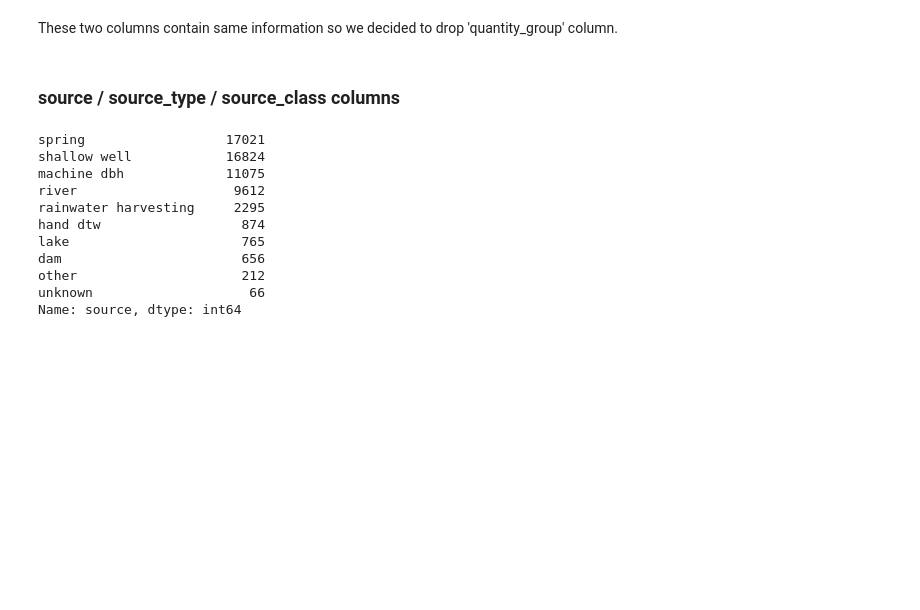
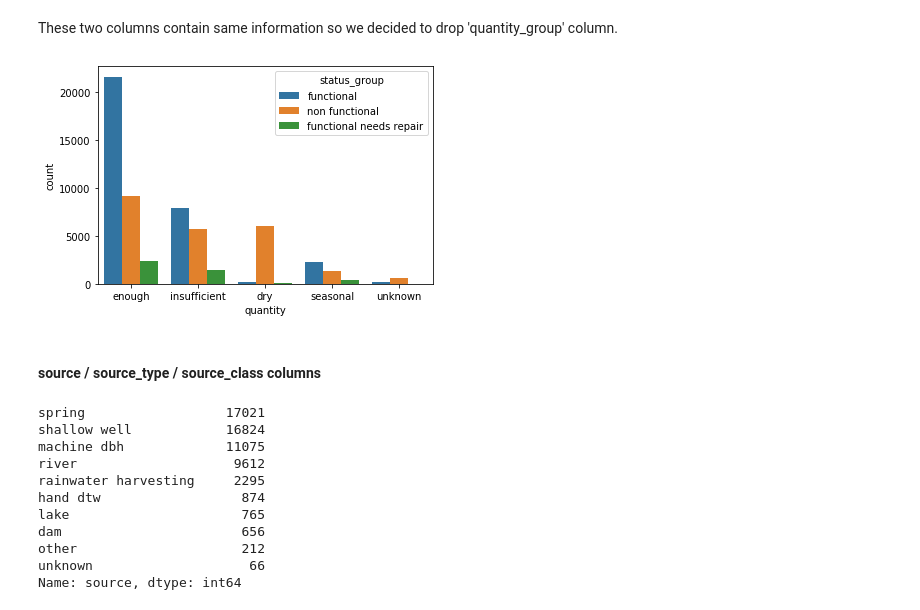
Before and after one commit to ezgigm/Project3_TanzanianWaterWell_Status_Prediction, a Jupyter notebook: STEP1_Cleaning_and_Exploring_Data.ipynb, the cells around one changed output. Saved outputs shown, nothing was run; the diff lists cells and outputs as text; code cells hidden in the pictures; blank space fills up the shorter version.

Commit message:
plots added

```diff
--- a/STEP1_Cleaning_and_Exploring_Data.ipynb
+++ b/STEP1_Cleaning_and_Exploring_Data.ipynb
@@ -236,8 +236,12 @@ unknown           789
 Name: quantity_group, dtype: int64
 # %% [markdown]
 These two columns contain same information so we decided to drop 'quantity_group' column.
+# %%
+ax = sns.countplot(x='quantity', hue="status_group", data=df)
+# %% [output]
+[figure, added]
 # %% [markdown]
-### source / source_type / source_class columns
+#### source / source_type / source_class columns
 # %%
 df['source'].value_counts()
 # %% [output]
```
Also changed, not shown: parts of 37 cells of this notebook.
